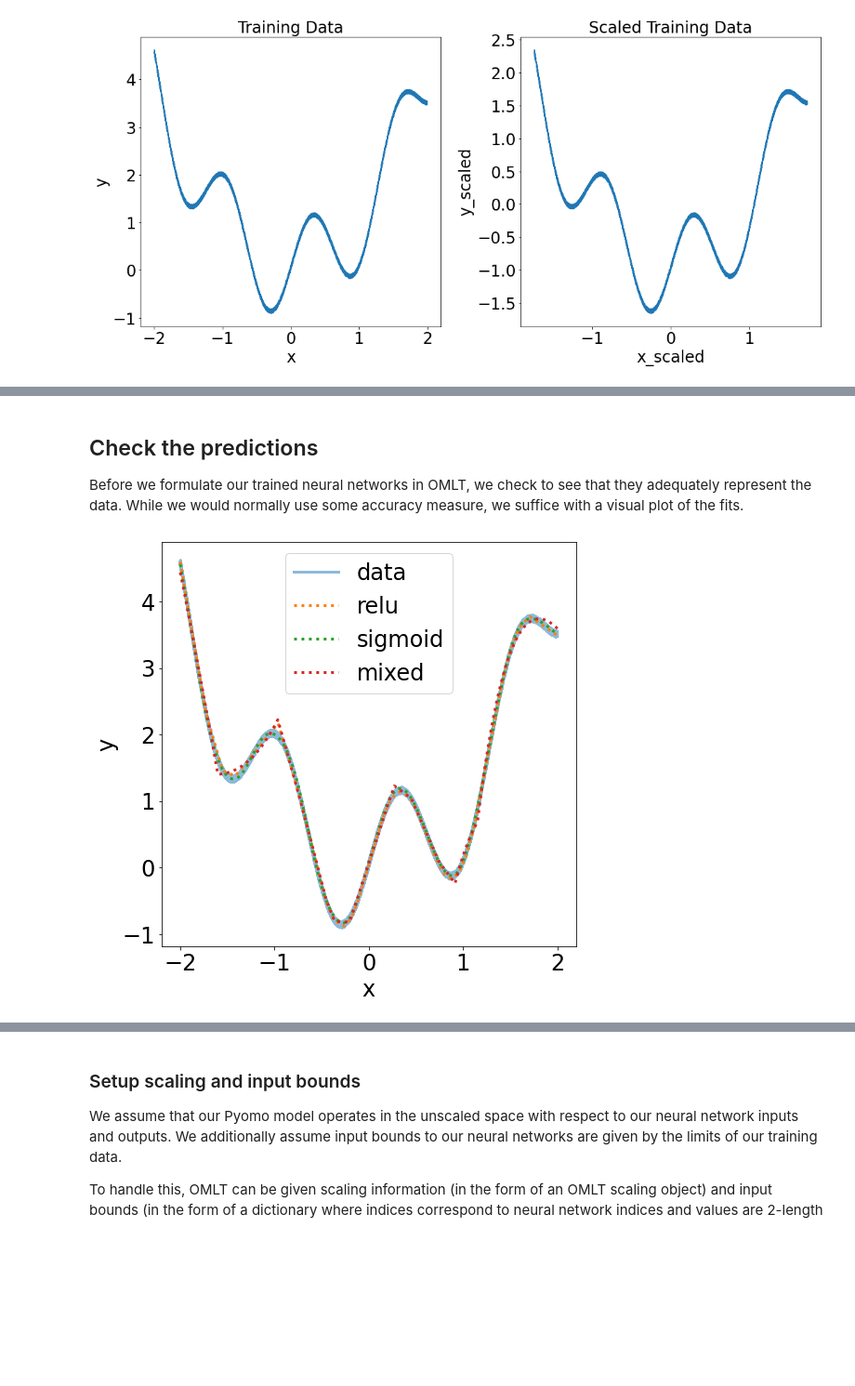
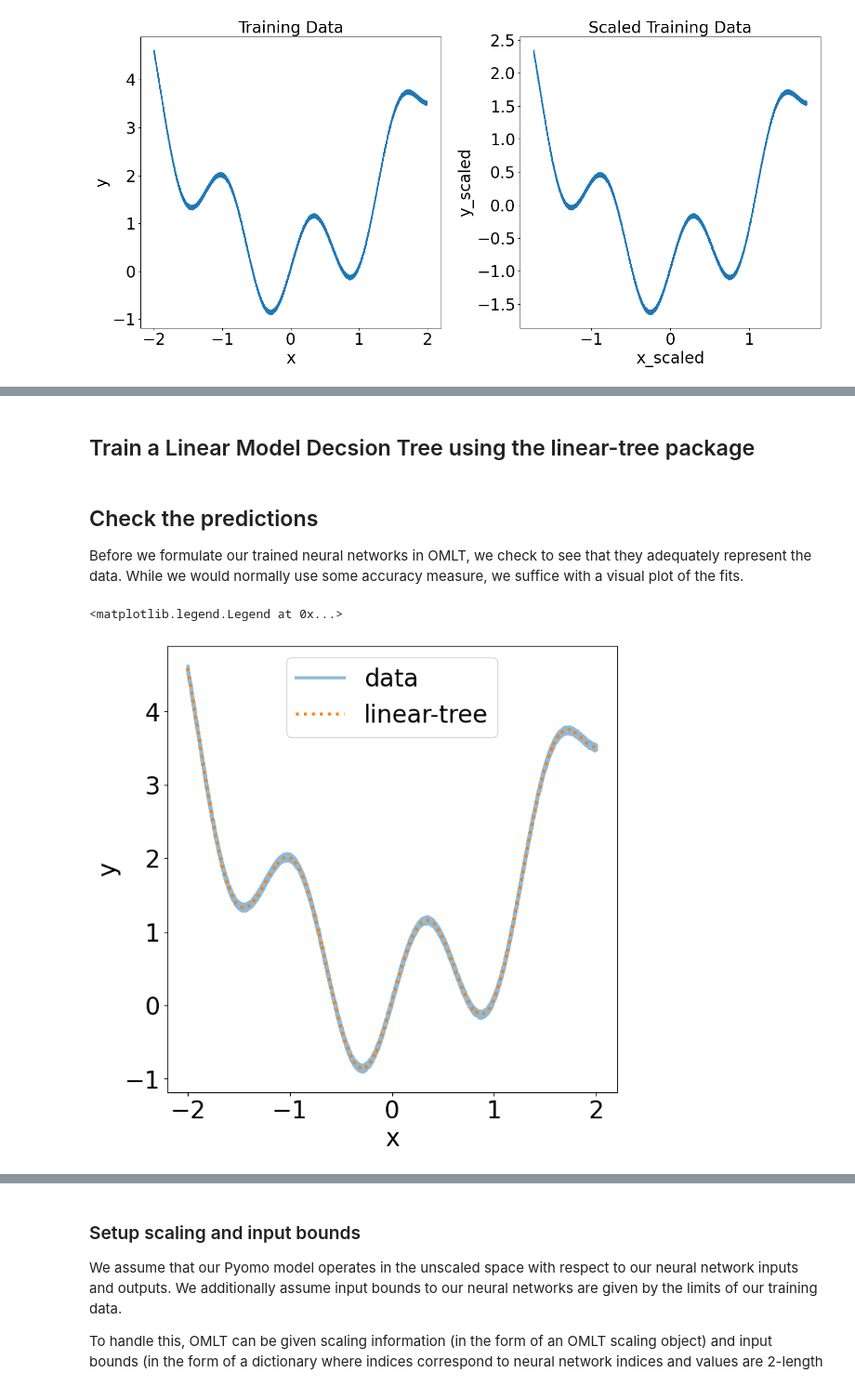
Before and after one commit to cog-imperial/OMLT, a Jupyter notebook: docs/notebooks/linear_trees/linear_tree_formulations.ipynb, the cells around one changed output, grey strips where cells are left out. Shown at 93% size. Cells and saved outputs as stored; diff of their text form; code cells hidden in the pictures; blank space fills up the shorter version.

Commit message:
linear tree documentation

```diff
--- a/docs/notebooks/linear_trees/linear_tree_formulations.ipynb
+++ b/docs/notebooks/linear_trees/linear_tree_formulations.ipynb
@@ -138,28 +78,35 @@ Epoch 150/150
+# %% [markdown]
+## Train a Linear Model Decsion Tree using the linear-tree package
+# %%
+#Build the linear-tree model
+regr = LinearTreeRegressor(LinearRegression(),
+                            criterion='mse',
+                            max_bins=120,
+                            min_samples_leaf=30,
+                            max_depth=8)
+# %%
+#Data needs to be in array and reshaped
+x_scaled = df["x_scaled"].to_numpy().reshape(-1,1)
+y_scaled = df["y_scaled"].to_numpy().reshape(-1,1)
+
+#train the linear tree
+history1 = regr.fit(x_scaled,y_scaled)
 # %% [markdown]
 ## Check the predictions
 Before we formulate our trained neural networks in OMLT, we check to see that they adequately represent the data. While we would normally use some accuracy measure, we suffice with a visual plot of the fits.
 # %%
 #note: we calculate the unscaled output for each neural network to check the predictions
 #nn1
-y_predict_scaled_sigmoid = nn1.predict(x=df['x_scaled'])
-y_predict_sigmoid = y_predict_scaled_sigmoid*(std_data['y']) + mean_data['y']
-
-#nn2
-y_predict_scaled_relu = nn2.predict(x=df['x_scaled'])
-y_predict_relu = y_predict_scaled_relu*(std_data['y']) + mean_data['y']
-
-#nn3
-y_predict_scaled_mixed = nn3.predict(x=df['x_scaled'])
-y_predict_mixed = y_predict_scaled_mixed*(std_data['y']) + mean_data['y']
+y_predict_scaled_lt = regr.predict(x_scaled)
+y_predict_lt = y_predict_scaled_lt*(std_data['y']) + mean_data['y']
 # %%
 #create a single plot with the original data and each neural network's predictions
 fig,ax = plt.subplots(1,figsize = (8,8))
 ax.plot(x,y,linewidth = 3.0,label = "data", alpha = 0.5)
-ax.plot(x,y_predict_relu,linewidth = 3.0,linestyle="dotted",label = "relu")
-ax.plot(x,y_predict_sigmoid,linewidth = 3.0,linestyle="dotted",label = "sigmoid")
-ax.plot(x,y_predict_mixed,linewidth = 3.0,linestyle="dotted",label = "mixed")
+ax.plot(x,y_predict_lt,linewidth = 3.0,linestyle="dotted",label = "linear-tree")
 plt.xlabel("x")
 plt.ylabel("y")
-plt.legend();
+plt.legend()
 # %% [output]
+<matplotlib.legend.Legend at 0x...>
-[figure, old version]
+[figure, new version]
```
Also changed, not shown: parts of 29 cells of this notebook.
